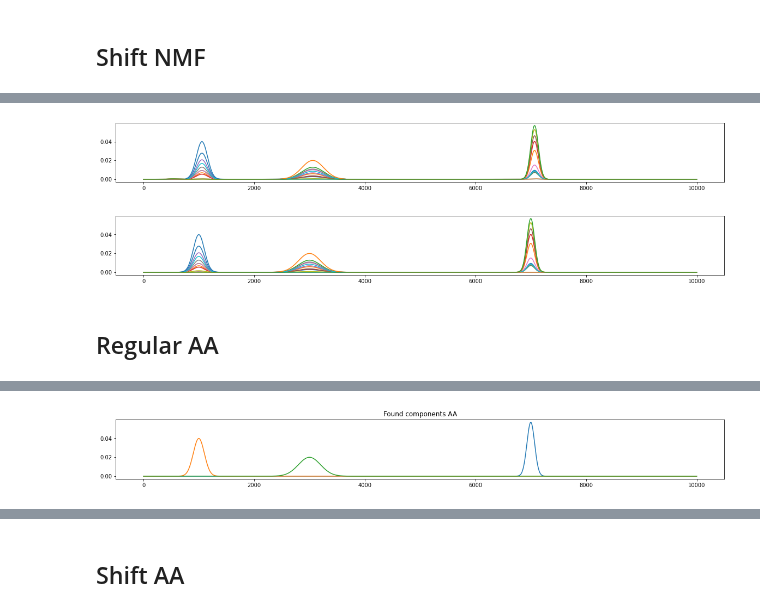
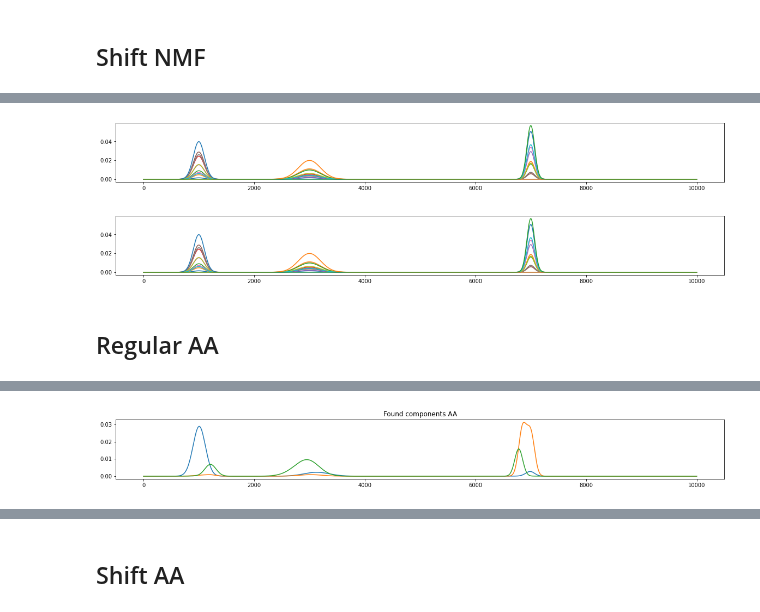
Before and after one commit to AlexanderVoldby/02466Fagprojekt2023, a Jupyter notebook: test_with_shift.ipynb, the cells around one changed output, grey strips where cells are left out. Cells and saved outputs as stored; diff of their text form; code cells hidden in the pictures.

```diff
--- a/test_with_shift.ipynb
+++ b/test_with_shift.ipynb
@@ -54,7 +54,9 @@ W = np.append(W, [[0,0,1]], axis=0)
 N = N+3
 
 # Random gaussian shifts
-tau = np.random.randint(-shift, shift, size=(N, d))
+tau = np.random.randint(-shift, shift, size=(N-3, d))
+#append 3x3 matrix of zeros to tau
+tau = np.append(tau, [[0,0,0],[0,0,0],[0,0,0]], axis=0)
 #tau = np.random.randint(0, 1000, size=(N, d))
 # Purely positive underlying signals. I define them as 3 gaussian peaks with random mean and std.
 mean = [100, 300, 700]
@@ -138,16 +140,16 @@ print(explained_variance(X_half, X_1))
 ## Regular NMF
 # %%
 
-nmf = NMF(X_clean, 3, lr=0.01, factor=0.9, alpha=1e-2)
-W, H = nmf.fit(verbose=True)
-recon = np.matmul(W, H)
+nmf = NMF(X, 3, lr=0.01, factor=0.9, alpha=1e-6)
+W_reg, H_reg = nmf.fit(verbose=True)
+recon_reg = np.matmul(W_reg, H_reg)
 
-for signal in H:
+for signal in H_reg:
     plt.plot(signal)
 plt.title("Found components NMF")
 plt.show()
-%
-plt.plot(recon[1])
+
+plt.plot(recon_reg[1])
 plt.plot(X[1])
 plt.title("Reconstruction of first sample vs first sample")
 plt.show()
@@ -158,6 +161,6 @@ KeyboardInterrupt:
 ## Shift NMF
 # %%
 
-nmf = ShiftNMF(X, 3, lr=0.3, factor=0.9999)
-W, H, tau_shift = nmf.fit(verbose=True, tau_iter=0, max_iter=750, tau_thres=1e-4)
+nmf_s = ShiftNMF(X, 3, lr=0.3, factor=0.9)
+W_s, H_s, tau_shift = nmf_s.fit(verbose=True, tau_iter=0, tau_thres=1e-5)
 # %% [output]
@@ -205,21 +207,17 @@ plt.show()
 plt.plot(X_clean.T)
 plt.show()
 # %% [output]
-[figure, old version]
+[figure, new version]
-[figure, old version]
+[figure, new version]
 # %% [markdown]
 ## Regular AA
 # %%
-AA = torchAA(X_clean, 3, patience = 10, alpha=1e-5, lr=0.3)
+AA = torchAA(X, 3, patience = 10, alpha=1e-6, lr=0.3)
 # AA.C = C_init
 # AA.S = S_init
-C, S = AA.fit(verbose=True)
-CX = np.matmul(C, X_clean)
-recon_reg = np.matmul(S, CX)
-
-C_init = AA.C
-S_init = AA.S
-
+C_AA, S_AA = AA.fit(verbose=True)
+CX = np.matmul(C_AA, X)
+recon_AA = np.matmul(S_AA, CX)
 
 plt.rcParams['figure.figsize'] = [20, 2]
 for signal in CX:
@@ -238,2 +236,2 @@ Explained variance: 42396, Loss: 0.9999999924938656
-[figure, old version]
+[figure, new version]
 # %%
```
Also changed, not shown: parts of 28 cells of this notebook.
